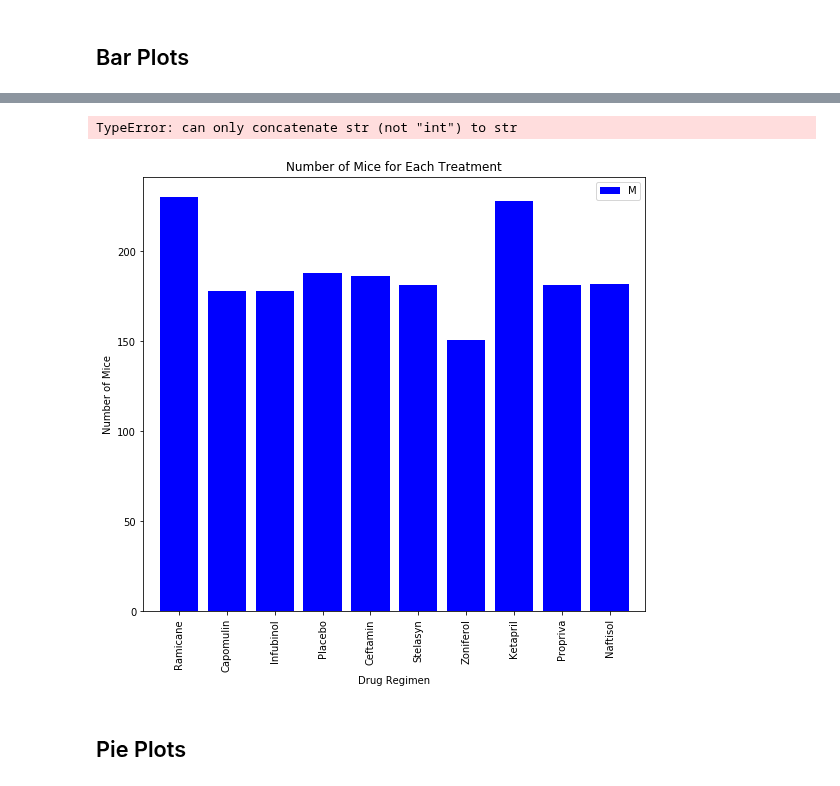
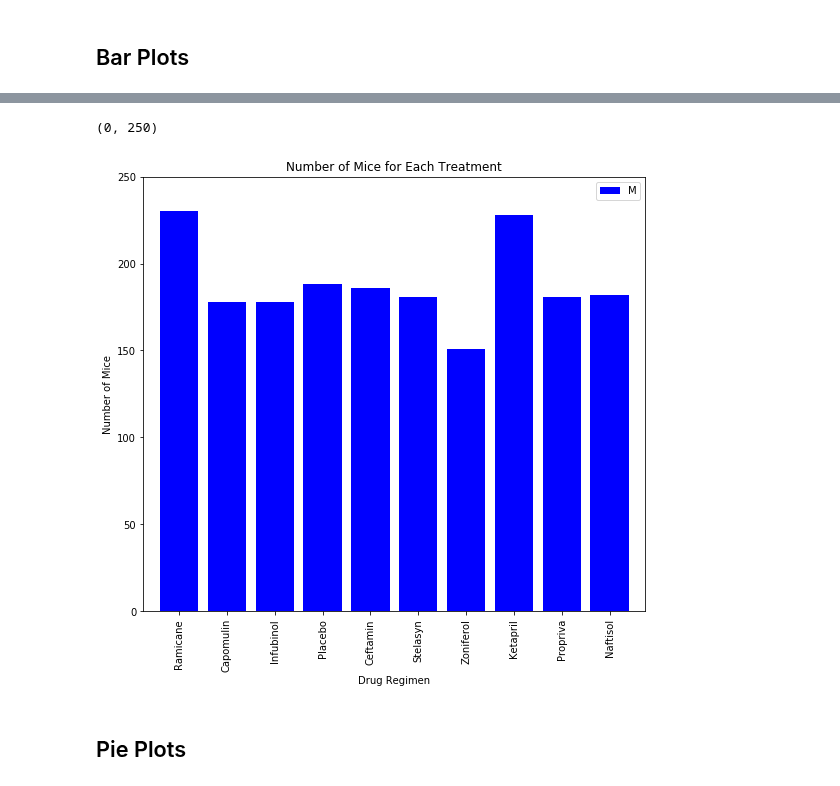
Before and after one commit to olivesun1213/Matplotlib, a Jupyter notebook: Unit 05 - Matplotlib_Homework_Instructions_Pymaceuticals_pymaceuticals_starter.ipynb, the cells around one changed output, grey strips where cells are left out. Saved outputs shown, nothing was run; the diff lists cells and outputs as text; code cells hidden in the pictures.

```diff
--- a/Unit 05 - Matplotlib_Homework_Instructions_Pymaceuticals_pymaceuticals_starter.ipynb
+++ b/Unit 05 - Matplotlib_Homework_Instructions_Pymaceuticals_pymaceuticals_starter.ipynb
@@ -239,23 +238,23 @@ plt.tight_layout()
 # %%
 # Generate a bar plot showing the number of mice per time point for each treatment throughout the course of the study using pyplot.
 #set x axis and tick locations
 x_axis= newtable["Drug Regimen"].unique()
 tick_locations = [value for value in x_axis]
 #set y axis
 total_mice1=newtable.groupby("Drug Regimen")["Mouse ID"].count()
 #plot
 plt.figure(figsize=(9,8))
 plt.bar(x_axis,total_mice1 , color='b', align="center")
 plt.xticks(tick_locations,x_axis, rotation=90)
 plt.legend("Mouse ID")
 plt.title("Number of Mice for Each Treatment")
 plt.xlabel("Drug Regimen")
 plt.ylabel("Number of Mice")
 plt.xlim(-0.75, len(x_axis)-0.25)
-plt.ylim(0, max(total_mice)+50)
+plt.ylim(0, 250)
 # %% [output]
-TypeError: can only concatenate str (not "int") to str
+(0, 250)
-[figure, old version]
+[figure, new version]
 # %% [markdown]
 ## Pie Plots
 # %%
```
Also changed, not shown: parts of 2 cells of this notebook.
